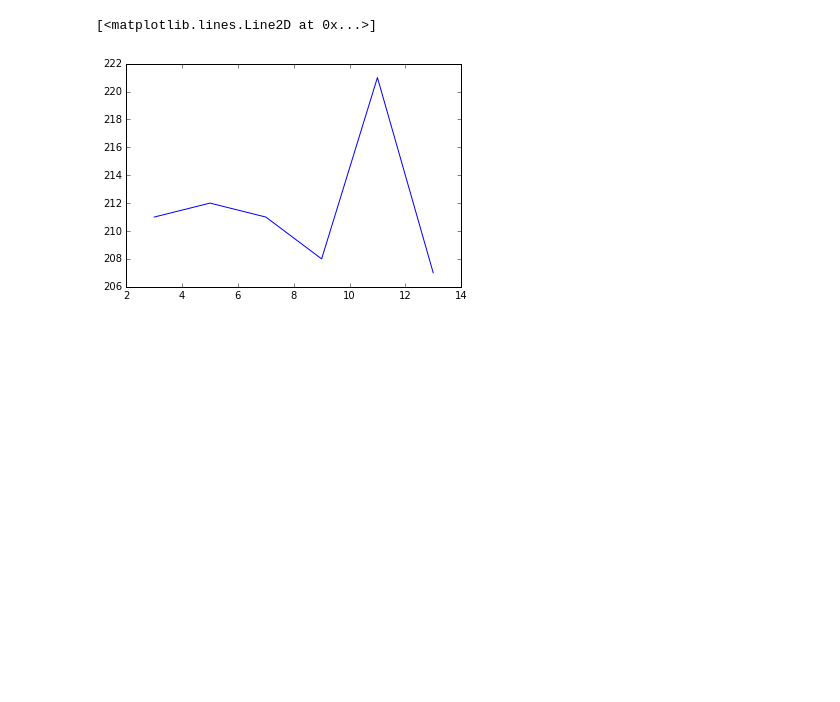
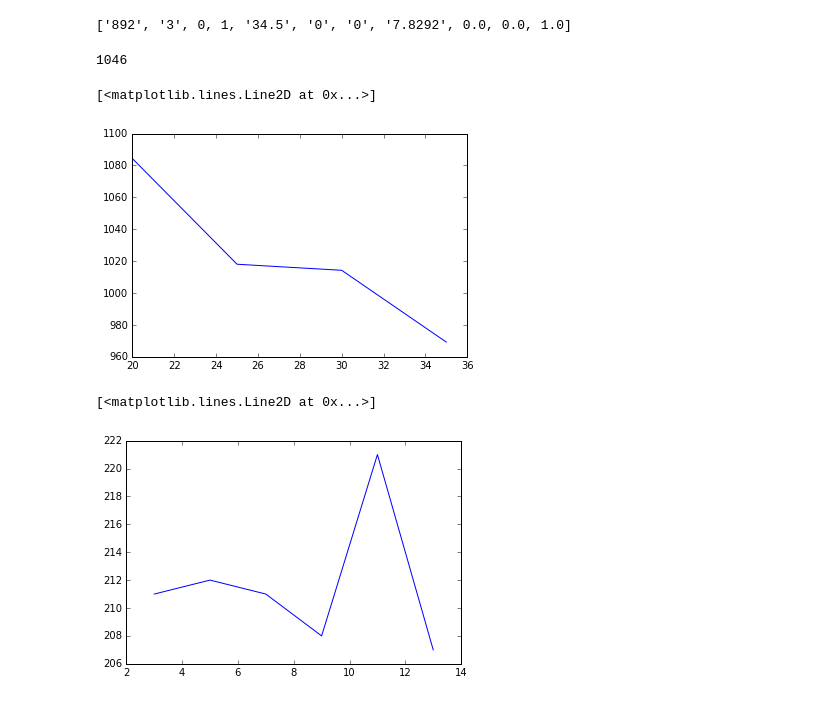
Before and after one commit to colinlzh/titanic, a Jupyter notebook: Untitled.ipynb, the cells around one changed output. Drawn from its saved outputs; the diff is of its cells as text; code cells hidden in the pictures; blank space fills up the shorter version.

Commit message:
finding regression

```diff
--- a/Untitled.ipynb
+++ b/Untitled.ipynb
@@ -44,21 +108,34 @@ tageTest=oktest.filter(lambda x:x[4]=="").map(lambda x:[float(a) for a in x if a
+# %%
+oktest.first()
+# %% [output]
+['892', '3', 0, 1, '34.5', '0', '0', '7.8292', 0.0, 0.0, 1.0]
+# %%
+union0=oktrain.filter(lambda x:x[5]!="").map(lambda x:[float(a) for a in x]).map(lambda x:LabeledPoint(x[5],x[2:5]+x[6:]))
+union1=oktest.filter(lambda x:x[4]!="").map(lambda x:[float(a) for a in x]).map(lambda x:LabeledPoint(x[4],x[1:4]+x[5:]))
+un=union0.union(union1)
+# %%
+un.count()
+# %% [output]
+1046
 # %%
-# from pyspark.mllib.tree import RandomForest
-# def eva(pred,actual):
-#     return(np.log(pred+1)-np.log(actual+1))**2
-# def evaluate(data,tree,deth,l2):
-#     re=0
-#     for i in range(5):
-#         (trainingData, testData) = data.randomSplit([0.7, 0.3])
-#         model = RandomForest.trainRegressor(trainingData,
-#                                          numTrees=tree, featureSubsetStrategy="auto",categoricalFeaturesInfo={},
-#                                          maxDepth=deth)
-#     #     model2 = LogisticRegressionWithLBFGS.train(parsedData,iteration,regParam =l2,regType='l1')
-#         # Evaluating the model on training data
-#         predictions = model.predict(testData.map(lambda x: x.features))
-#         labelsAndPreds2 = testData.map(lambda lp: lp.label).zip(predictions)
-#         re+=labelsAndPreds2.map(lambda x:eva(x[0],x[1])).reduce(add)
-# #     labelsAndPreds2 = testData.map(lambda p: (p.label, model.predict(p.features)))
-#     return re
-# iter=[1,2,3,4,5,6,7]
-# out=[evaluate(ageTrain,4,it,0)for it in iter]
-# plt.plot(iter,out)
+from pyspark.mllib.regression import LabeledPoint
+from pyspark.mllib.classification import LogisticRegressionWithLBFGS, LogisticRegressionModel,LogisticRegressionWithSGD
+from pyspark.mllib.classification import SVMWithSGD, SVMModel,NaiveBayes, NaiveBayesModel
+def evaluate(data,iteration,l2):
+    re=0
+    for i in range(10):
+        (trainingData, testData) = data.randomSplit([0.7, 0.3])
+        model3 = GradientBoostedTrees.trainRegressor(trainingData,
+                                     numIterations=iteration,categoricalFeaturesInfo={},
+                                     maxDepth=l2,learningRate =0.001)
+        predictions = model3.predict(testData.map(lambda x: x.features))
+        labelsAndPreds = testData.map(lambda lp: lp.label).zip(predictions)
+        re+=labelsAndPreds.map(lambda x:eva(x[0],x[1])).reduce(add)
+    return re
+# parsedData=train.map(lambda x:[float(a) for a in x]).map(lambda x:LabeledPoint(x[1],x[2:]))
+iter=[20,25,30,35]
+out=[evaluate(un,it,5) for it in iter]
+plt.plot(iter,out)
+# %% [output]
+[<matplotlib.lines.Line2D at 0x...>]
+[figure, added]
```
Also changed, not shown: parts of 7 cells of this notebook, 1 other file.
